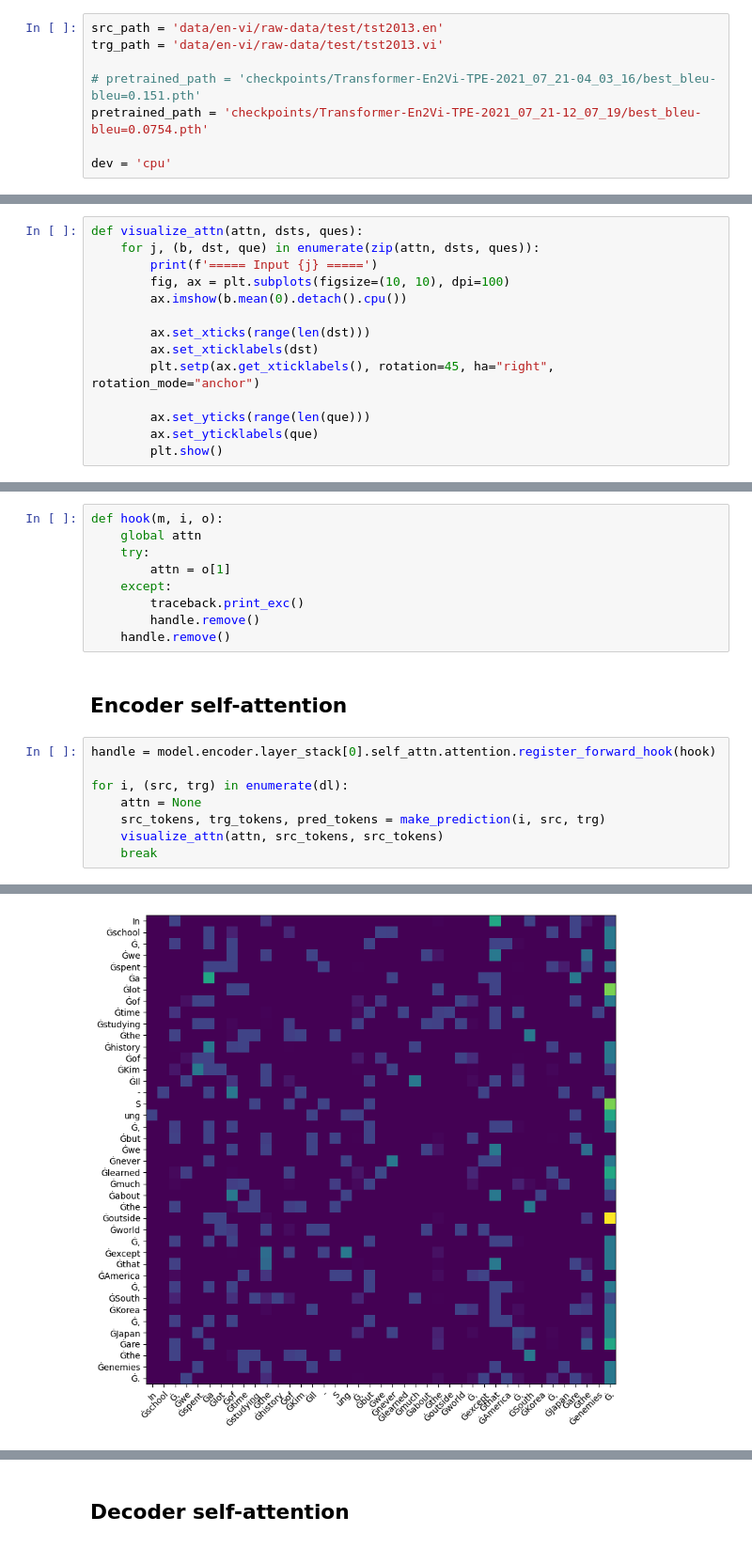
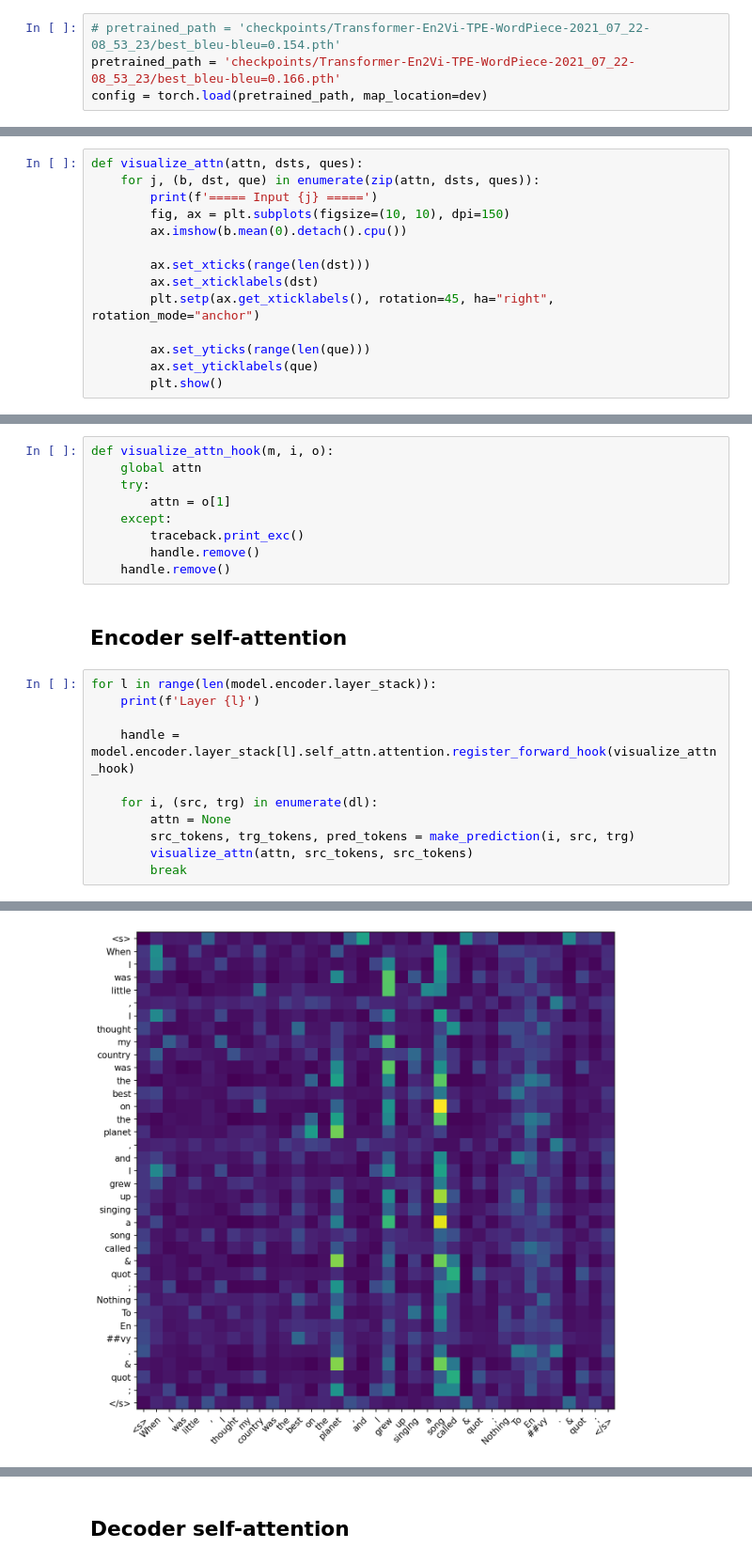
Before and after one commit to HongHanh2104/Translation, a Jupyter notebook: visualize_attn.ipynb, the cells around one changed output, grey strips where cells are left out. Shown at 94% size. Saved outputs shown, nothing was run; the diff lists cells and outputs as text.

```diff
--- a/visualize_attn.ipynb
+++ b/visualize_attn.ipynb
@@ -11,8 +13,4 @@ import traceback
 # %%
-src_path = 'data/en-vi/raw-data/test/tst2013.en'
-trg_path = 'data/en-vi/raw-data/test/tst2013.vi'
-
-# pretrained_path = 'checkpoints/Transformer-En2Vi-TPE-2021_07_21-04_03_16/best_bleu-bleu=0.151.pth'
-pretrained_path = 'checkpoints/Transformer-En2Vi-TPE-2021_07_21-12_07_19/best_bleu-bleu=0.0754.pth'
-
-dev = 'cpu'
+# pretrained_path = 'checkpoints/Transformer-En2Vi-TPE-WordPiece-2021_07_22-08_53_23/best_bleu-bleu=0.154.pth'
+pretrained_path = 'checkpoints/Transformer-En2Vi-TPE-WordPiece-2021_07_22-08_53_23/best_bleu-bleu=0.166.pth'
+config = torch.load(pretrained_path, map_location=dev)
@@ -48,7 +61,7 @@ print()
 def visualize_attn(attn, dsts, ques):
     for j, (b, dst, que) in enumerate(zip(attn, dsts, ques)):
         print(f'===== Input {j} =====')
-        fig, ax = plt.subplots(figsize=(10, 10), dpi=100)
+        fig, ax = plt.subplots(figsize=(10, 10), dpi=150)
         ax.imshow(b.mean(0).detach().cpu())
 
         ax.set_xticks(range(len(dst)))
@@ -82,7 +95,7 @@ def make_prediction(i, src, trg):
 
     return src_tokens, trg_tokens, pred_tokens
 # %%
-def hook(m, i, o):
+def visualize_attn_hook(m, i, o):
     global attn
     try:
         attn = o[1]
@@ -93,11 +106,14 @@ def hook(m, i, o):
 # %% [markdown]
 ## **Encoder self-attention**
 # %%
-handle = model.encoder.layer_stack[0].self_attn.attention.register_forward_hook(hook)
+for l in range(len(model.encoder.layer_stack)):
+    print(f'Layer {l}')
 
-for i, (src, trg) in enumerate(dl):
-    attn = None
-    src_tokens, trg_tokens, pred_tokens = make_prediction(i, src, trg)
-    visualize_attn(attn, src_tokens, src_tokens)
-    break
+    handle = model.encoder.layer_stack[l].self_attn.attention.register_forward_hook(visualize_attn_hook)
+
+    for i, (src, trg) in enumerate(dl):
+        attn = None
+        src_tokens, trg_tokens, pred_tokens = make_prediction(i, src, trg)
+        visualize_attn(attn, src_tokens, src_tokens)
+        break
 # %% [output]
@@ -109 +127 @@ for i, (src, trg) in enumerate(dl):
-[figure, old version]
+[figure, new version]
```
Also changed, not shown: parts of 11 cells of this notebook, 1 other file.
